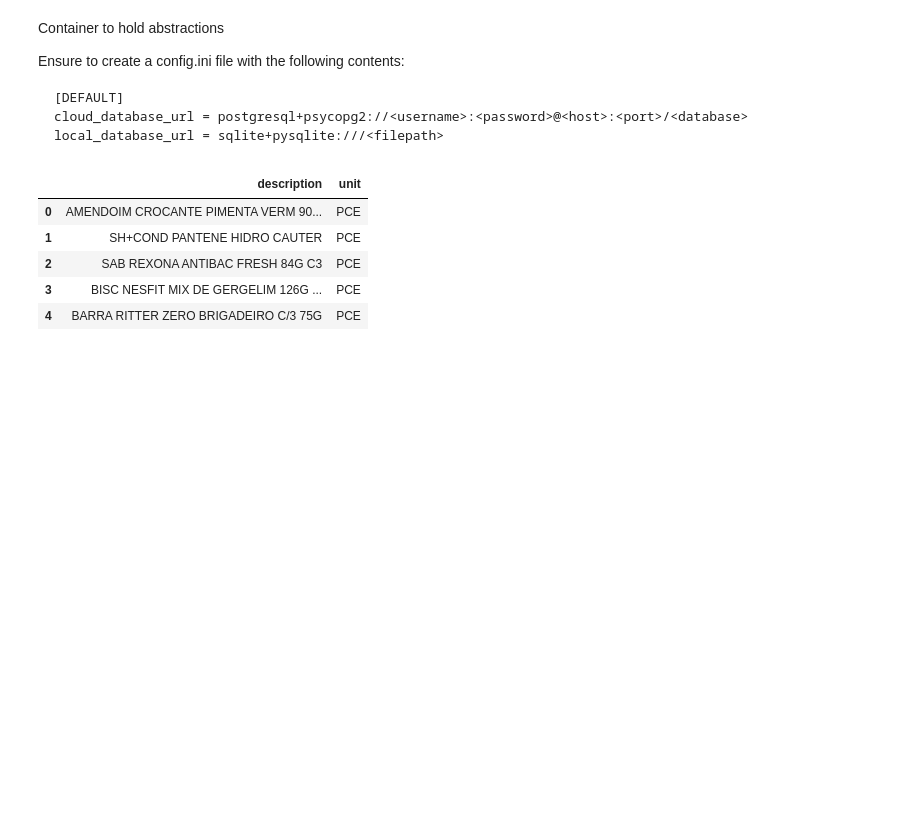
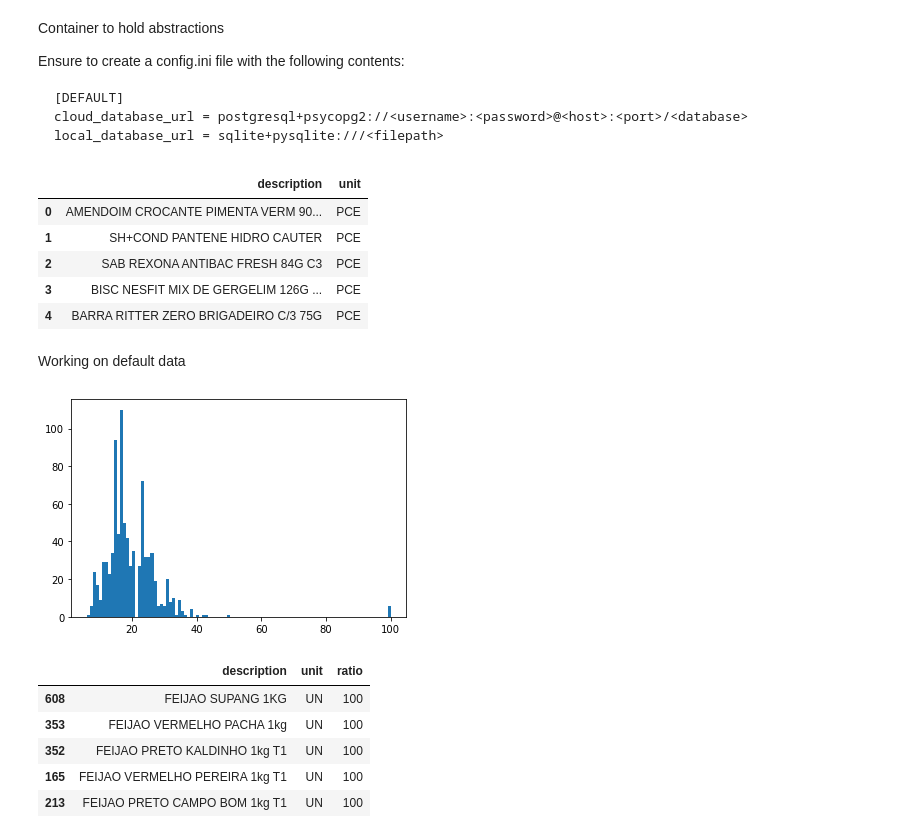
Before and after one commit to almeidajr/emds, a Jupyter notebook: notebooks/product_names.ipynb, the cells around one changed output. Saved outputs shown, nothing was run; the diff lists cells and outputs as text; code cells hidden in the pictures; blank space fills up the shorter version.

```diff
--- a/notebooks/product_names.ipynb
+++ b/notebooks/product_names.ipynb
@@ -30,3 +31,56 @@ purchases_df.head()
 | 2 | SAB REXONA ANTIBAC FRESH 84G C3 | PCE |
 | 3 | BISC NESFIT MIX DE GERGELIM 126G ... | PCE |
 | 4 | BARRA RITTER ZERO BRIGADEIRO C/3 75G | PCE |
+# %%
+target = 'feijão'
+target = unidecode(target.lower())
+ratio_key = 'ratio'
+personal_ratio_key = 'personal_ratio'
+
+
+def personal_ratio(s1: str, s2: str) -> int:
+    head = 0
+    comparable = ''
+    for c in s1:
+        comparable += c
+        ratio = fuzz.token_set_ratio(comparable, s2)
+        if ratio > head:
+            head = ratio
+    return head
+
+
+def apply_ratio(df: pd.DataFrame):
+    df[ratio_key] = df.apply(lambda row: fuzz.token_set_ratio(row.description, target), axis=1)
+    df.sort_values(by=ratio_key, ascending=False, inplace=True)
+    return df
+
+
+def apply_personal_ratio(df: pd.DataFrame):
+    df[personal_ratio_key] = df.apply(
+        lambda row: personal_ratio(row.description, target),
+        axis=1
+    )
+    df.sort_values(by=personal_ratio_key, ascending=False, inplace=True)
+    return df
+
+
+def display_results(df: pd.DataFrame, key=ratio_key):
+    plt.hist(df[ratio_key], bins=100)
+    plt.show()
+
+    return df.head()
+# %% [markdown]
+Working on default data
+# %%
+purchases_df = purchases_repository.get_all()
+purchases_df = apply_ratio(purchases_df)
+
+display_results(purchases_df)
+# %% [output]
+[figure, added]
+|  | description | unit | ratio |
+| 608 | FEIJAO SUPANG 1KG | UN | 100 |
+| 353 | FEIJAO VERMELHO PACHA 1kg | UN | 100 |
+| 352 | FEIJAO PRETO KALDINHO 1kg T1 | UN | 100 |
+| 165 | FEIJAO VERMELHO PEREIRA 1kg T1 | UN | 100 |
+| 213 | FEIJAO PRETO CAMPO BOM 1kg T1 | UN | 100 |
```
Also changed, not shown: parts of 8 cells of this notebook.
